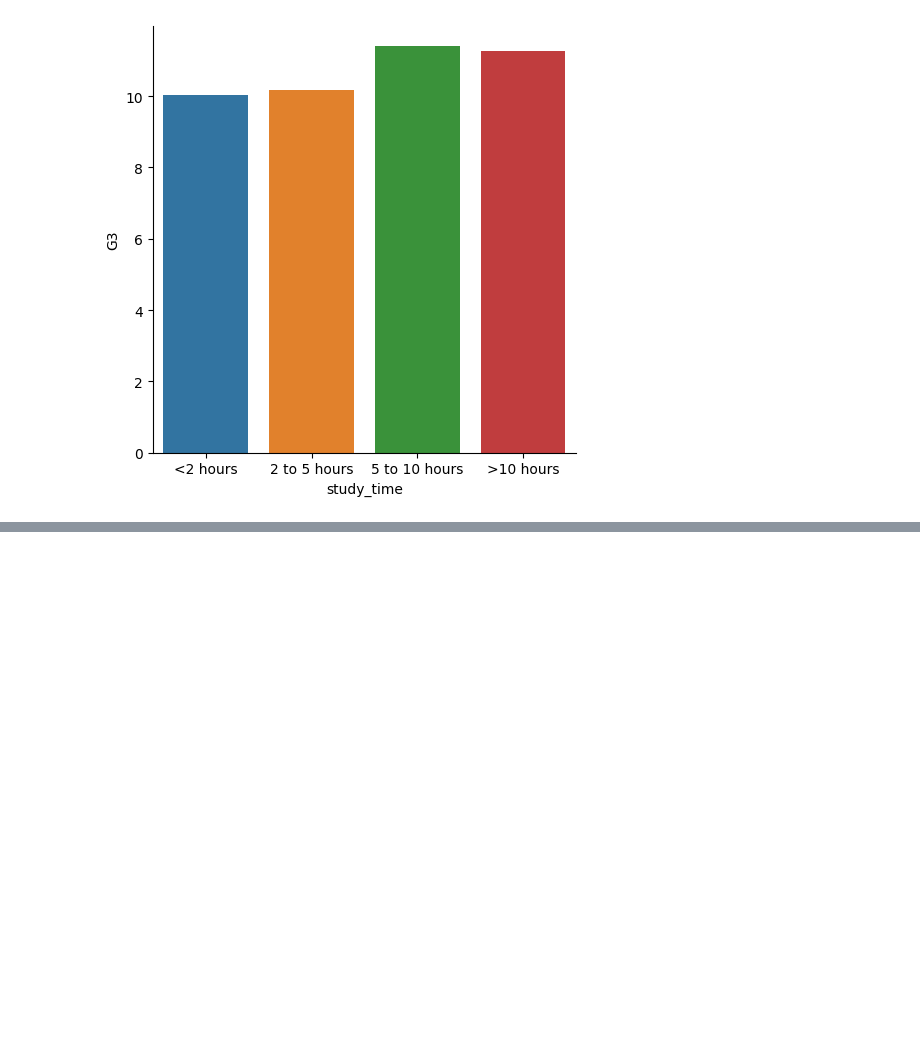
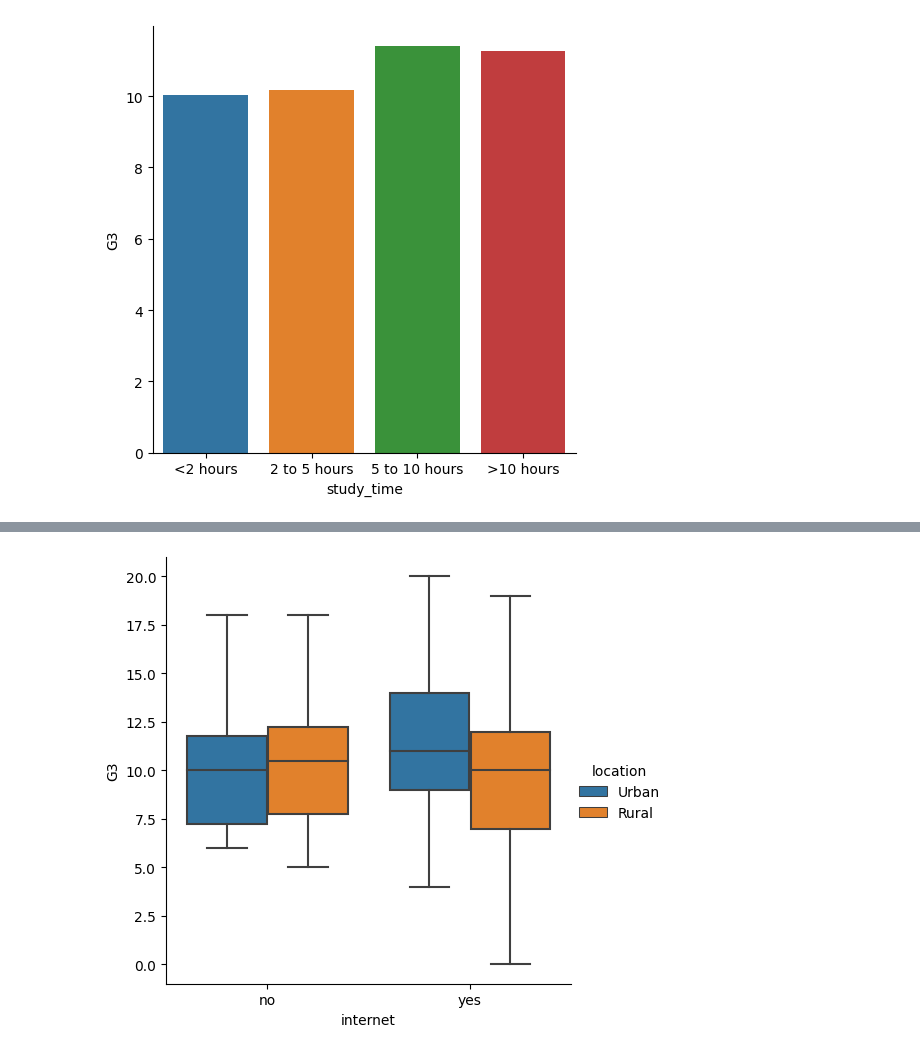
Before and after one commit to jorge-campost/data-scientist-track, a Jupyter notebook: 9. Introduction to Data Visualization with Seaborn/3. Visualizing a Categorical and a Quantitative Variable.ipynb, the cells around one changed output, grey strips where cells are left out. Cells and saved outputs as stored; diff of their text form; code cells hidden in the pictures; blank space fills up the shorter version.

```diff
--- a/9. Introduction to Data Visualization with Seaborn/3. Visualizing a Categorical and a Quantitative Variable.ipynb
+++ b/9. Introduction to Data Visualization with Seaborn/3. Visualizing a Categorical and a Quantitative Variable.ipynb
@@ -106,0 +151,8 @@ The `ci` parameter is deprecated. Use `errorbar=None` for the same effect.
+# %%
+# Create a box plot with subgroups and omit the outliers
+sns.catplot(data=student_data, x="internet", y="G3", kind="box", sym="", hue="location")
+
+# Show plot
+plt.show()
+# %% [output]
+[figure, added]
```
Also changed, not shown: parts of 26 cells of this notebook, 7 other files.
